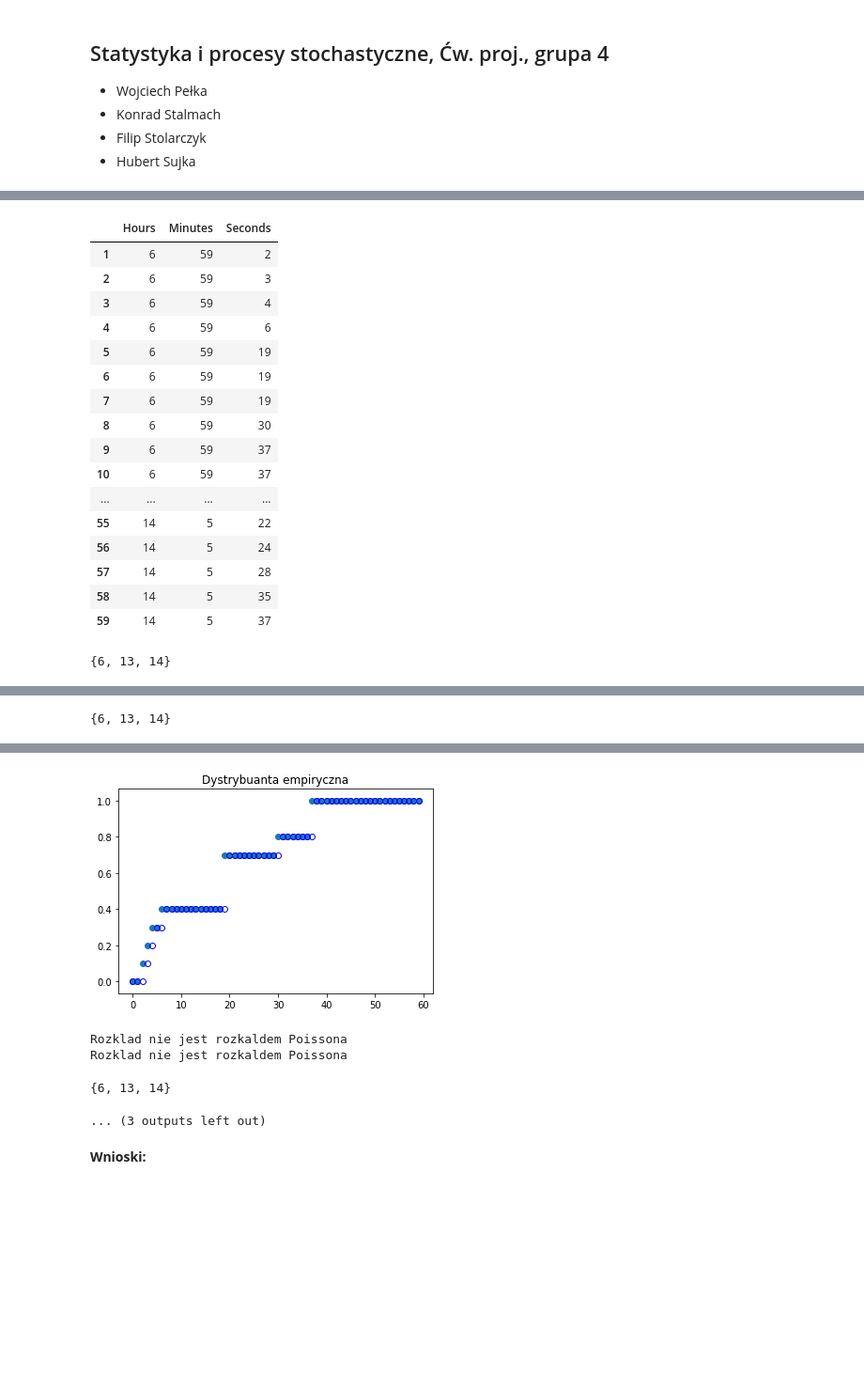
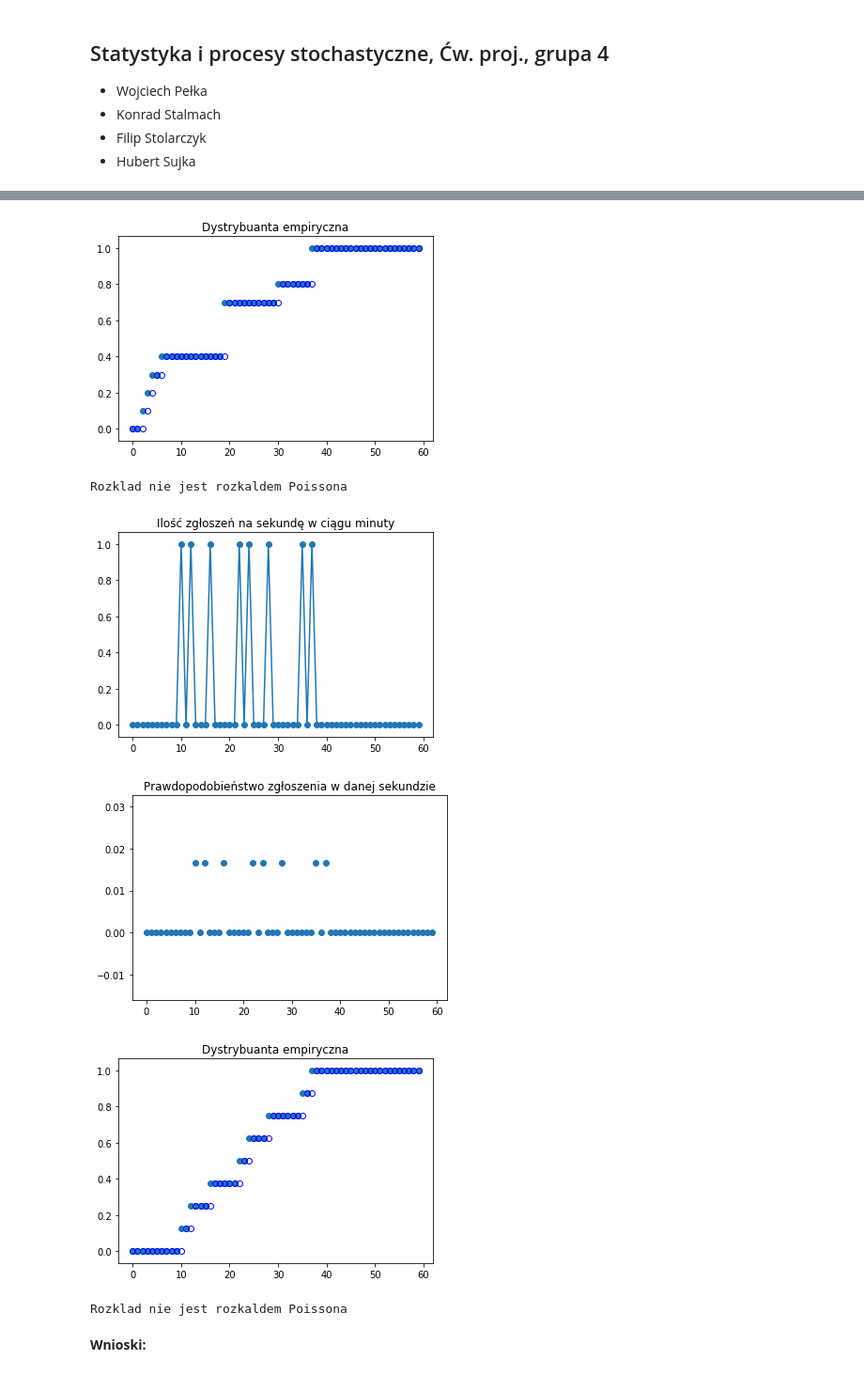
Before and after one commit to smakethunter/Poisson, a Jupyter notebook: El Projekto (2).ipynb, the cells around one changed output, grey strips where cells are left out. Shown at 94% size. Saved outputs shown, nothing was run; the diff lists cells and outputs as text; code cells hidden in the pictures; blank space fills up the shorter version.

```diff
--- a/El Projekto (2).ipynb
+++ b/El Projekto (2).ipynb
@@ -70,12 +83,11 @@ def select_time_data(data,hour,minute):
 # %%
 
 data=time_no_empty(pd.read_csv('weblog.csv').head(60))
-display(data)
 hours=set(data['Hours'])
 for hour in hours:
     minutes=set(data.loc[data['Hours']==hour]['Minutes'])
     for minute in minutes:
-        display(hours)
+
         selected_minute_data,nr_events=select_time_data(data,hour,minute)
         logs_per_second=[]
         for i in range (60):
@@ -127,55 +139,37 @@ for hour in hours:
         def poisson(k, lamb):
             return (lamb ** k / factorial(k)) * np.exp(-lamb)
 
 
         # fit with curve_fit
 
         try:
 
             parameters, cov_matrix = curve_fit(poisson, lps[:, 0], prob_lps)
 
 
 
             ax = plt.gca(title='Rozkład poissona- krzywa dopasowana')
             x = np.linspace(0, 60, 1000)
 
             ax.plot(x, poisson(x, parameters),'r',label=f"$\lambda = {parameters}$")
             ax.scatter(lps[:, 0], poisson(lps[:, 0], parameters),label='punkty wyznaczone empirycznie')
 
             ax.legend()
             plt.show()
         except RuntimeError:
             print('Rozklad nie jest rozkaldem Poissona')
 # %% [output]
-|  | Hours | Minutes | Seconds |
-| 1 | 6 | 59 | 2 |
-| 2 | 6 | 59 | 3 |
-| 3 | 6 | 59 | 4 |
-| 4 | 6 | 59 | 6 |
-| 5 | 6 | 59 | 19 |
-| 6 | 6 | 59 | 19 |
-| 7 | 6 | 59 | 19 |
-| 8 | 6 | 59 | 30 |
-| 9 | 6 | 59 | 37 |
-| 10 | 6 | 59 | 37 |
-| ... | ... | ... | ... |
-| 55 | 14 | 5 | 22 |
-| 56 | 14 | 5 | 24 |
-| 57 | 14 | 5 | 28 |
-| 58 | 14 | 5 | 35 |
-| 59 | 14 | 5 | 37 |
-{6, 13, 14}
 [figure]
 [figure]
 [figure]
 [figure]
-{6, 13, 14}
 [figure]
 [figure]
 [figure]
-Rozklad nie jest rozkaldem Poissona
-Rozklad nie jest rozkaldem Poissona
-{6, 13, 14}
-... (3 outputs left out)
+Rozklad nie jest rozkaldem Poissona
+[figure, added]
+[figure, added]
+[figure, added]
+Rozklad nie jest rozkaldem Poissona
 # %% [markdown]
 **Wnioski:**
```
Also changed, not shown: parts of 3 cells of this notebook, 4 other files.
